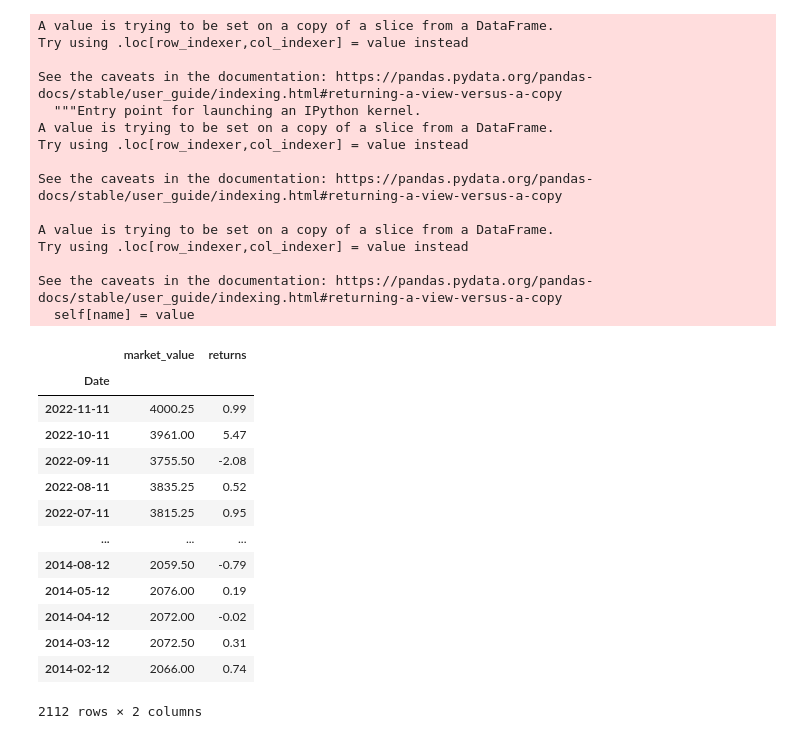
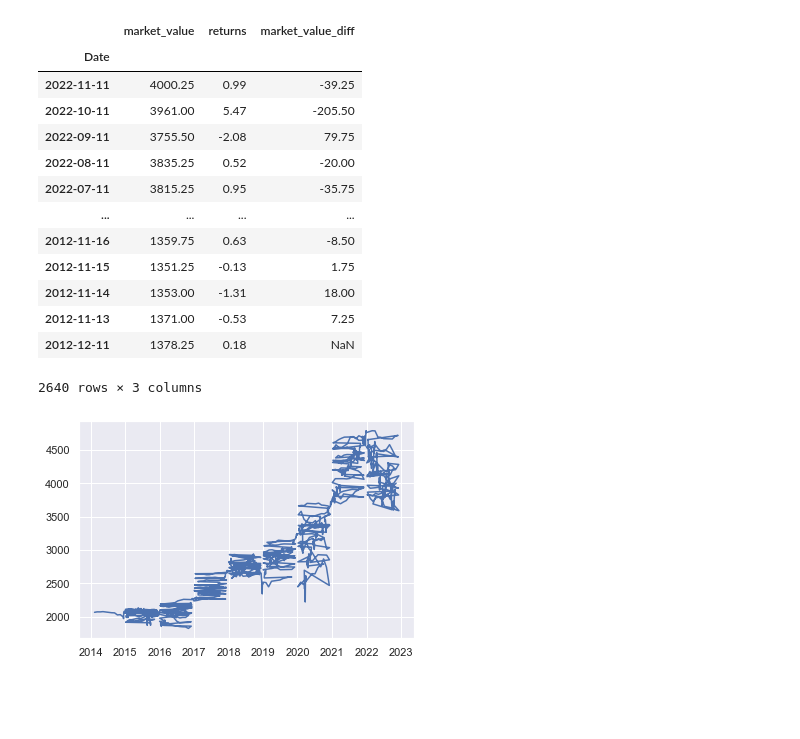
Before and after one commit to alexanderlerner/stats207project, a Jupyter notebook: garch_model.ipynb, the cells around one changed output. Cells and saved outputs as stored; diff of their text form; code cells hidden in the pictures; blank space fills up the shorter version.

Commit message:
garch models for s&p and futures data

```diff
--- a/garch_model.ipynb
+++ b/garch_model.ipynb
@@ -22,37 +15,40 @@ print(len(df), len(df_test))
+# %%
+def difference(dataset, interval=1):
+	diff = list()
+	for i in range(interval, len(dataset)):
+		value = dataset[i] - dataset[i - interval]
+		diff.append(value)
+	return Series(diff)
 # %%
-df['Price'] = [float(x.replace(',', '')) for x in df['Price']]
-df['Change %'] = [float(x.strip('%')) for x in df['Change %']]
-df.Date = pd.to_datetime(df.Date, dayfirst = True)
-df.set_index('Date', inplace=True)
-df.columns = [['market_value', 'returns']]
-df
+sp_futures = pd.read_csv("S&P500FuturesHistoricalData.csv")
+sp_futures = sp_futures[['Date', 'Price', 'Change %']]
+size = int(len(sp_futures)*0.8)
+df_futures = sp_futures # df_futures, df_futures_test = sp_futures.iloc[:size], sp_futures.iloc[size:]
+df_futures['Price'] = [float(x.replace(',', '')) for x in df_futures['Price']]
+df_futures['Change %'] = [float(x.strip('%')) for x in df_futures['Change %']]
+df_futures.Date = pd.to_datetime(df_futures.Date, dayfirst = True)
+df_futures['market_value_diff'] = difference(df_futures['Price'])
+# df_futures['returns_diff'] = difference(df_futures['Change %'])
+df_futures.set_index('Date', inplace=True)
+df_futures.columns = [['market_value', 'returns', 'market_value_diff']]
+df_futures
 # %% [output]
+|  | market_value | returns | market_value_diff |
+| Date |  |  |  |
+| 2022-11-11 | 4000.25 | 0.99 | -39.25 |
+| 2022-10-11 | 3961.00 | 5.47 | -205.50 |
+| 2022-09-11 | 3755.50 | -2.08 | 79.75 |
+| 2022-08-11 | 3835.25 | 0.52 | -20.00 |
+| 2022-07-11 | 3815.25 | 0.95 | -35.75 |
+| ... | ... | ... | ... |
+| 2012-11-16 | 1359.75 | 0.63 | -8.50 |
+| 2012-11-15 | 1351.25 | -0.13 | 1.75 |
+| 2012-11-14 | 1353.00 | -1.31 | 18.00 |
+| 2012-11-13 | 1371.00 | -0.53 | 7.25 |
+| 2012-12-11 | 1378.25 | 0.18 | NaN |
-A value is trying to be set on a copy of a slice from a DataFrame.
-Try using .loc[row_indexer,col_indexer] = value instead
-
-See the caveats in the documentation: https://pandas.pydata.org/pandas-docs/stable/user_guide/indexing.html#returning-a-view-versus-a-copy
-  """Entry point for launching an IPython kernel.
-A value is trying to be set on a copy of a slice from a DataFrame.
-Try using .loc[row_indexer,col_indexer] = value instead
-
-See the caveats in the documentation: https://pandas.pydata.org/pandas-docs/stable/user_guide/indexing.html#returning-a-view-versus-a-copy
-
-A value is trying to be set on a copy of a slice from a DataFrame.
-Try using .loc[row_indexer,col_indexer] = value instead
-
-See the caveats in the documentation: https://pandas.pydata.org/pandas-docs/stable/user_guide/indexing.html#returning-a-view-versus-a-copy
-  self[name] = value
+2640 rows × 3 columns
-|  | market_value | returns |
-| Date |  |  |
-| 2022-11-11 | 4000.25 | 0.99 |
-| 2022-10-11 | 3961.00 | 5.47 |
-| 2022-09-11 | 3755.50 | -2.08 |
-| 2022-08-11 | 3835.25 | 0.52 |
-| 2022-07-11 | 3815.25 | 0.95 |
-| ... | ... | ... |
-| 2014-08-12 | 2059.50 | -0.79 |
-| 2014-05-12 | 2076.00 | 0.19 |
-| 2014-04-12 | 2072.00 | -0.02 |
-| 2014-03-12 | 2072.50 | 0.31 |
-| 2014-02-12 | 2066.00 | 0.74 |
-2112 rows × 2 columns
+# %%
+plt.plot(df_futures.index, df_futures['market_value'])
+plt.show()
+# %% [output]
+[figure, added]
```
Also changed, not shown: parts of 16 cells of this notebook, 3 other files.
